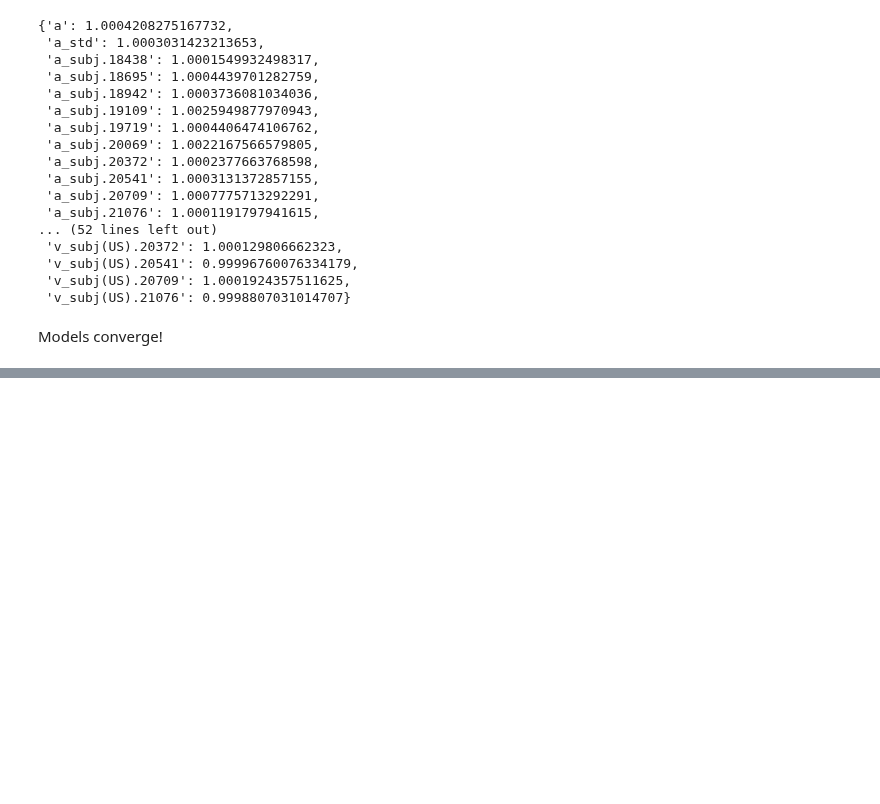
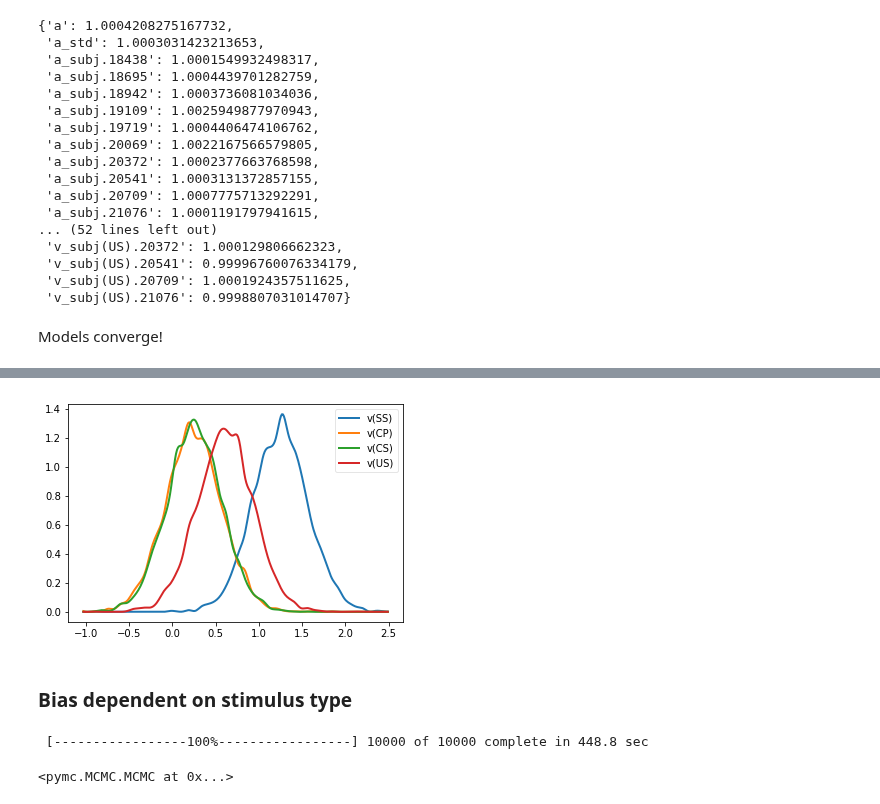
Before and after one commit to CPernet/LanguageDecision, a Jupyter notebook: develop/2017-06-24-ddm-patient-data.ipynb, the cells around one changed output, grey strips where cells are left out. Drawn from its saved outputs; the diff is of its cells as text; code cells hidden in the pictures; blank space fills up the shorter version.

Commit message:
Bias analysis for patient data

```diff
--- a/develop/2017-06-24-ddm-patient-data.ipynb
+++ b/develop/2017-06-24-ddm-patient-data.ipynb
@@ -156,0 +159,4 @@ Models converge!
+# %%
+model_bias = hddm.HDDM(data, depends_on={'v': 'stim'}, bias=True)
+model_bias.find_starting_values()
+model_bias.sample(9000, burn=200)
@@ -156,0 +186,15 @@ Models converge!
+# %%
+v_bSS, v_bCP, v_bCS, v_bUS = model_bias.nodes_db.node[['v(SS)', 'v(CP)', 'v(CS)', 'v(US)']]
+
+hddm.analyze.plot_posterior_nodes([v_bSS, v_bCP, v_bCS, v_bUS])
+# %% [output]
+[figure, added]
+# %% [markdown]
+### Bias dependent on stimulus type
+# %%
+model_bias = hddm.HDDM(data, depends_on={'v': 'stim', 'z': 'stim'}, bias=True)
+model_bias.find_starting_values()
+model_bias.sample(10000, burn=200)
+# %% [output]
+ [-----------------100%-----------------] 10000 of 10000 complete in 448.8 sec
+<pymc.MCMC.MCMC at 0x...>
```
Also changed, not shown: parts of 8 cells of this notebook, 1 other file.
